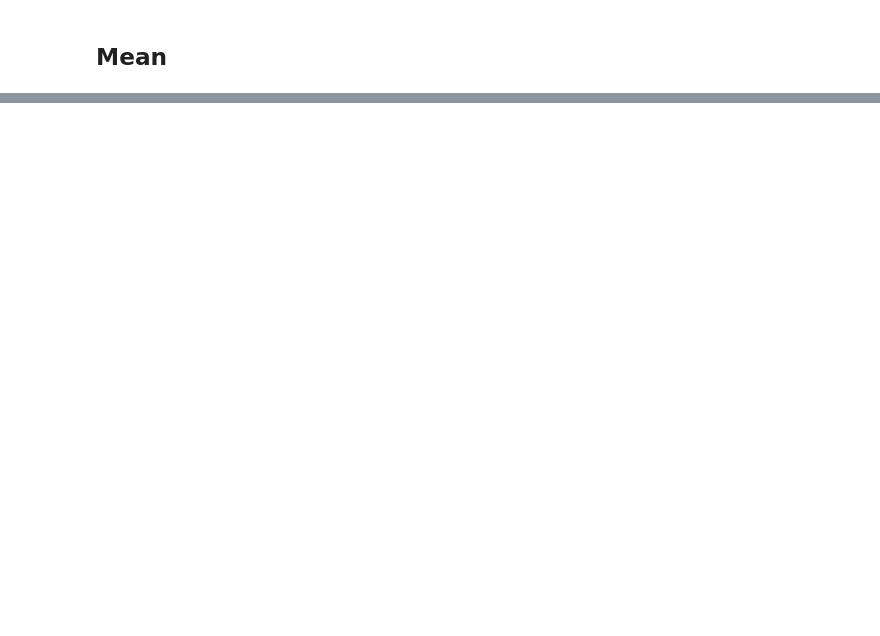
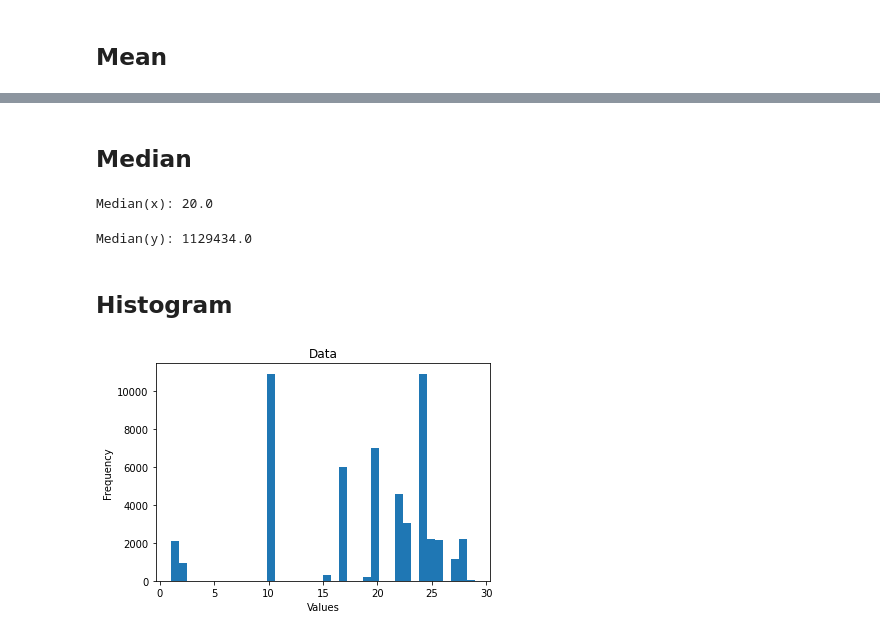
Before and after one commit to GabrielBueno200/Dataset-probability-and-statistics, a Jupyter notebook: Python/main.ipynb, the cells around one changed output, grey strips where cells are left out. Cells and saved outputs as stored; diff of their text form; code cells hidden in the pictures; blank space fills up the shorter version.

```diff
--- a/Python/main.ipynb
+++ b/Python/main.ipynb
@@ -54,0 +136,14 @@ y = data['views']
+# %% [markdown]
+## Median
+# %%
+median_x = np.median(x)
+print(f"Median(x): {median_x}")
+# %% [output]
+Median(x): 20.0
+# %%
+median_y = np.median(y)
+print(f"Median(y): {median_y}")
+# %% [output]
+Median(y): 1129434.0
+# %% [markdown]
+## Histogram
@@ -54,0 +153,10 @@ y = data['views']
+# %%
+# (X histogram)
+
+plt.hist(x, bins = 'auto')
+plt.title('Data')
+plt.ylabel('Frequency')
+plt.xlabel('Values')
+plt.show()
+# %% [output]
+[figure, added]
```
Also changed, not shown: parts of 16 cells of this notebook.
